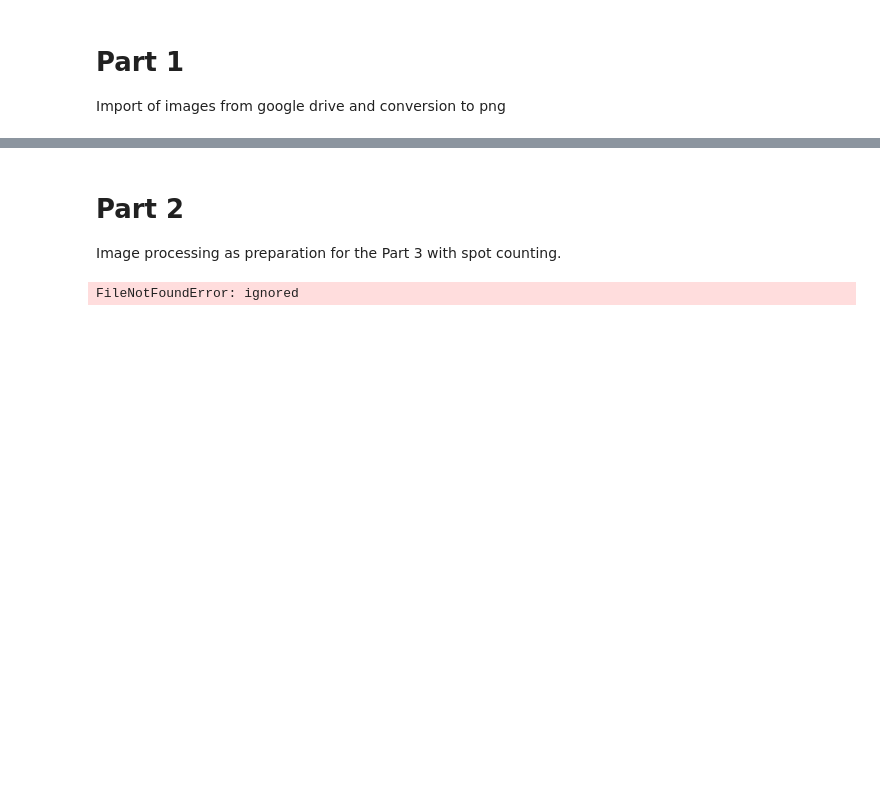
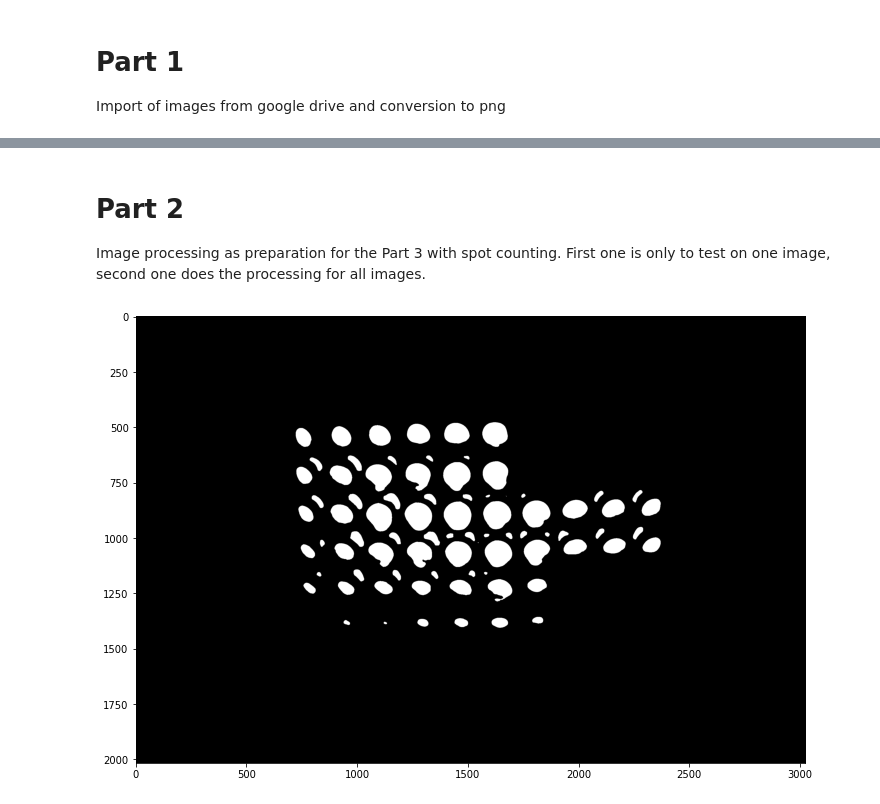
Before and after one commit to TillVollmer5/DSF-FS2022, a Jupyter notebook: CodingTask2.ipynb, the cells around one changed output, grey strips where cells are left out. Drawn from its saved outputs; the diff is of its cells as text; code cells hidden in the pictures; blank space fills up the shorter version.

```diff
--- a/CodingTask2.ipynb
+++ b/CodingTask2.ipynb
@@ -58,24 +69,24 @@ KeyboardInterrupt: ignored
 # %% [markdown]
 # Part 2
 
-Image processing as preparation for the Part 3 with spot counting.
+Image processing as preparation for the Part 3 with spot counting. First one is only to test on one image, second one does the processing for all images.
 # %%
 url_pre = '/content/drive/MyDrive/DSF/Images/'
-url_im_name = 'IMG_5379.HEIC'
-imageRGB  = io.imread(url_pre+url_im_name)
+url_name = 'IMG_5380.png'
+imageRGB  = io.imread(url_pre+url_name)
 image = imageRGB[:,:,2]
 #resizing
 image = image[image.shape[0]//2:image.shape[0],:]
 #filtering
 image_mean = skf.median(image,selem=skm.disk(20))
 #thresholding
-threshold_manual = 60
+threshold_manual = 70
 image_threshold = image_mean<threshold_manual
 plt.figure(figsize=(12, 12))
 plt.imshow(image_threshold, cmap ='gray')
 plt.show()
 # %% [output]
-FileNotFoundError: ignored
+[figure, added]
 # %%
 for i in range(5379, 5393, 1):
   url_pre = '/content/drive/MyDrive/DSF/Images/'
```
Also changed, not shown: parts of 3 cells of this notebook.
